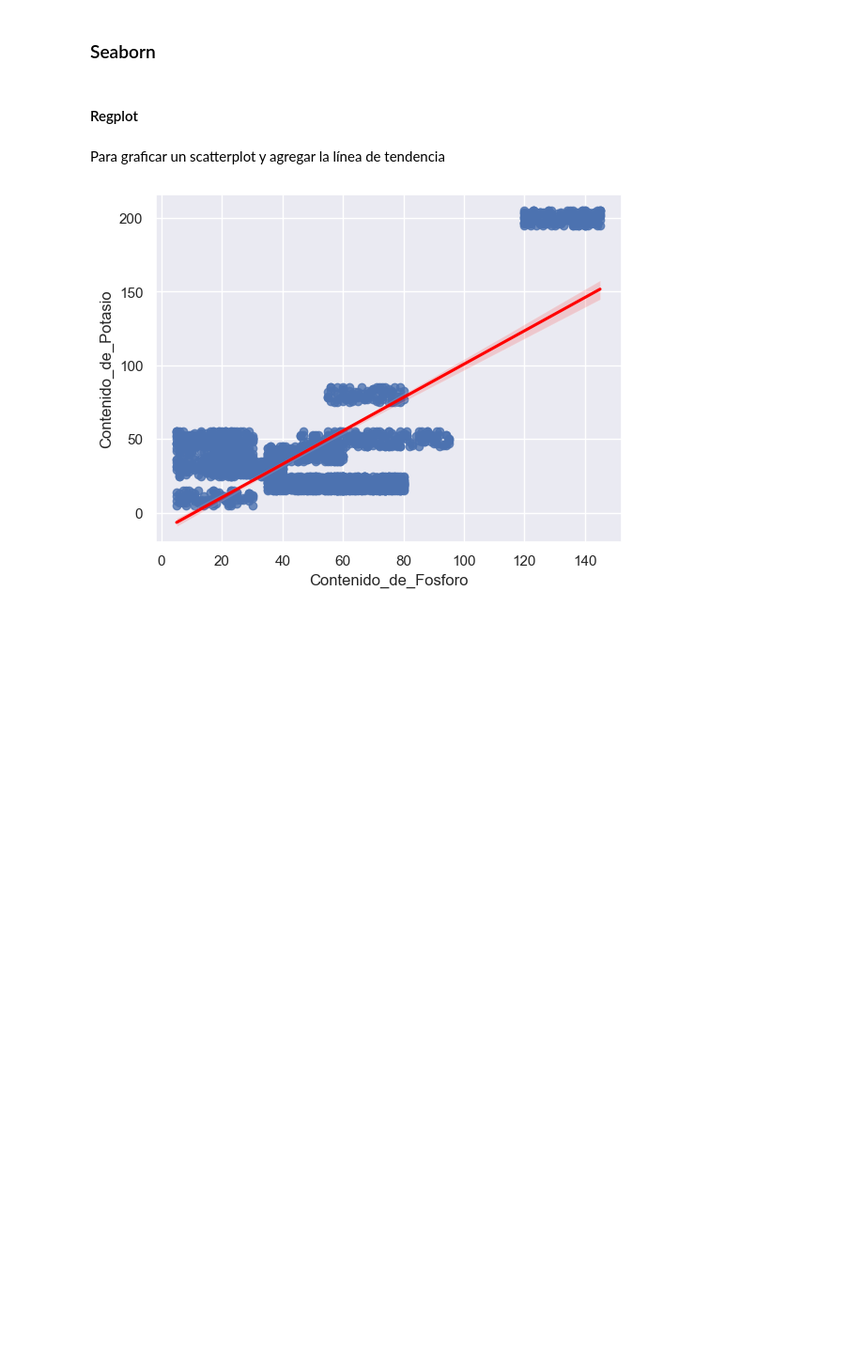
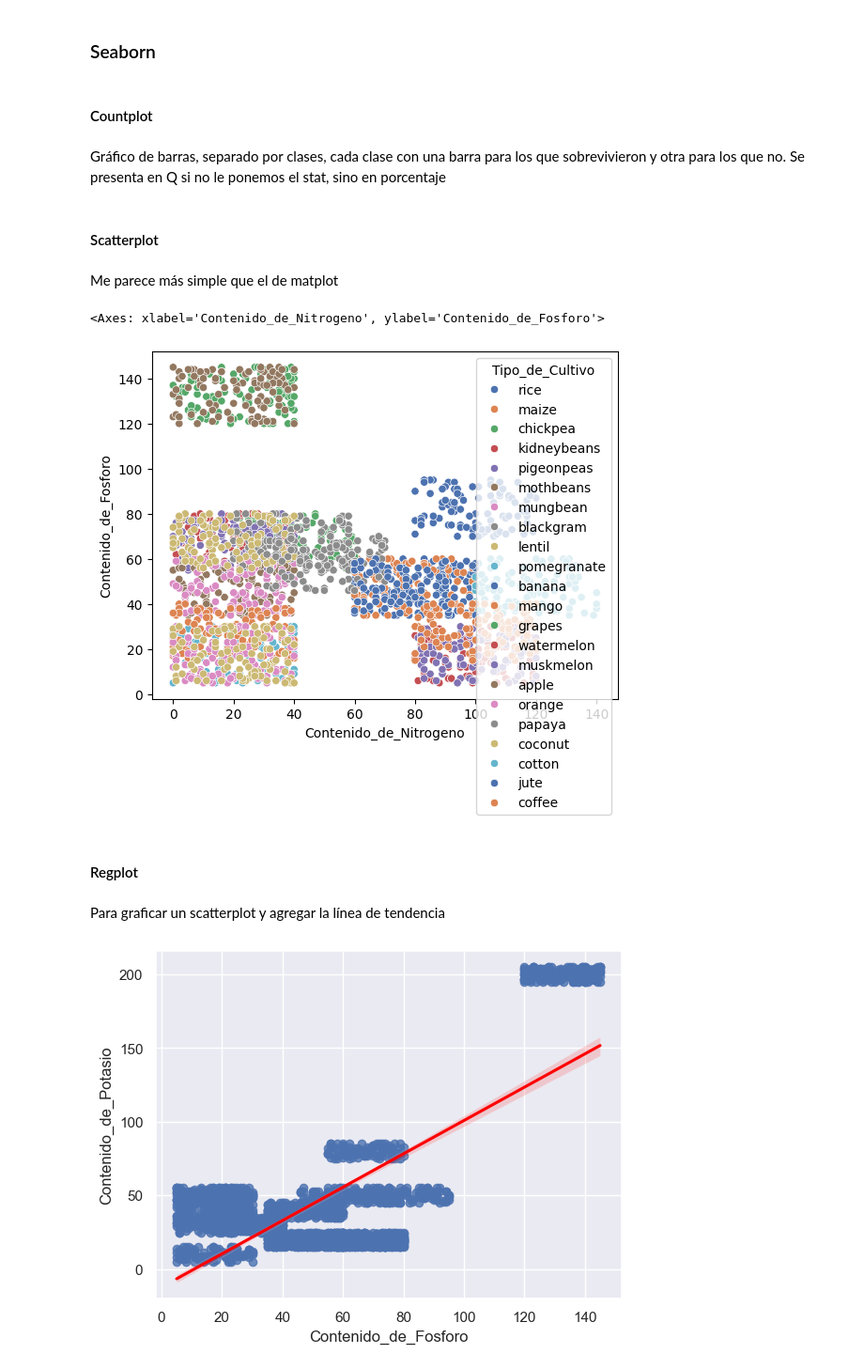
Before and after one commit to MartinaLarrea/Segundo-parcial, a Jupyter notebook: EDA/bases.ipynb, the cells around one changed output. Shown at 94% size. Saved outputs shown, nothing was run; the diff lists cells and outputs as text; code cells hidden in the pictures; blank space fills up the shorter version.

```diff
--- a/EDA/bases.ipynb
+++ b/EDA/bases.ipynb
@@ -528,2 +579,6 @@ plt.show()
 # %% [markdown]
 ### Seaborn
+# %% [markdown]
+#### Countplot
+# %% [markdown]
+Gráfico de barras, separado por clases, cada clase con una barra para los que sobrevivieron y otra para los que no. Se presenta en Q si no le ponemos el stat, sino en porcentaje
@@ -530,3 +587,12 @@ plt.show()
+# %% [markdown]
+#### Scatterplot
+# %% [markdown]
+Me parece más simple que el de matplot
+# %%
+sns.scatterplot(data=cultivos, x="Contenido_de_Nitrogeno", y="Contenido_de_Fosforo", hue="Tipo_de_Cultivo", palette="deep")
+# %% [output]
+<Axes: xlabel='Contenido_de_Nitrogeno', ylabel='Contenido_de_Fosforo'>
+[figure, added]
 # %% [markdown]
 #### Regplot
 # %% [markdown]
```
Also changed, not shown: parts of 62 cells of this notebook.
